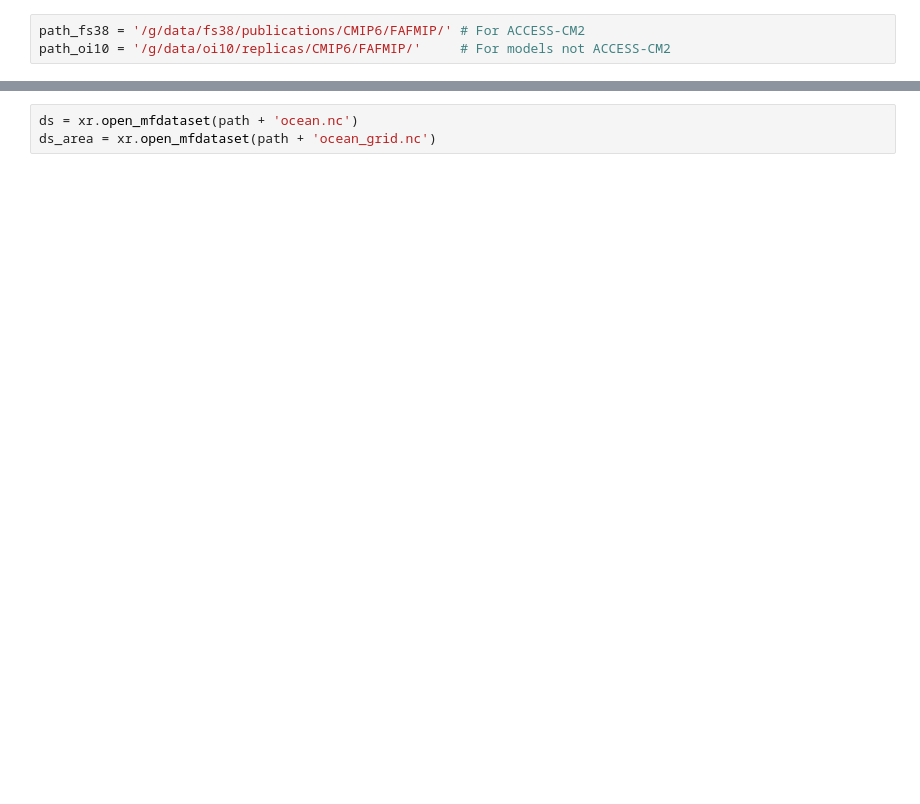
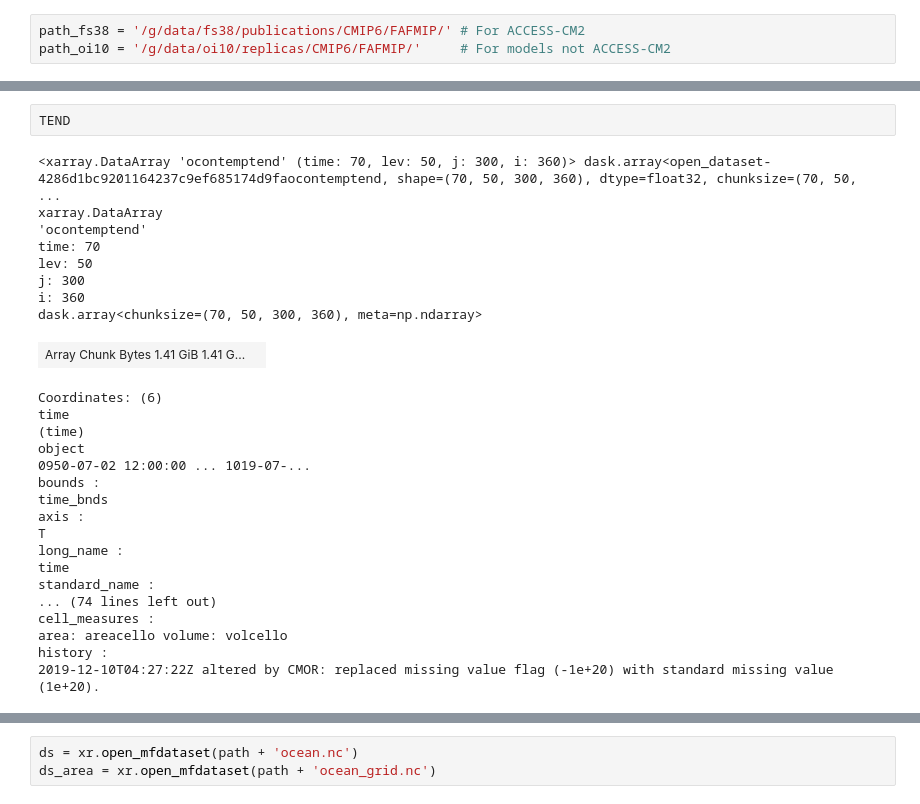
Before and after one commit to mpudig/AABW_HeatUptakePotential, a Jupyter notebook: FAFMIP_models.ipynb, the cells around one changed output, grey strips where cells are left out. Saved outputs shown, nothing was run; the diff lists cells and outputs as text; blank space fills up the shorter version.

```diff
--- a/FAFMIP_models.ipynb
+++ b/FAFMIP_models.ipynb
@@ -144,0 +247,29 @@ opottemppsmadvect term for CAS-ESM2-0 not found
+# %%
+TEND
+# %% [output]
+<xarray.DataArray 'ocontemptend' (time: 70, lev: 50, j: 300, i: 360)> dask.array<open_dataset-4286d1bc9201164237c9ef685174d9faocontemptend, shape=(70, 50, 300, 360), dtype=float32, chunksize=(70, 50,  ...
+xarray.DataArray
+'ocontemptend'
+time: 70
+lev: 50
+j: 300
+i: 360
+dask.array<chunksize=(70, 50, 300, 360), meta=np.ndarray>
+| Array Chunk Bytes 1.41 GiB 1.41 G... |  |
+Coordinates: (6)
+time
+(time)
+object
+0950-07-02 12:00:00 ... 1019-07-...
+bounds :
+time_bnds
+axis :
+T
+long_name :
+time
+standard_name :
+... (74 lines left out)
+cell_measures :
+area: areacello volume: volcello
+history :
+2019-12-10T04:27:22Z altered by CMOR: replaced missing value flag (-1e+20) with standard missing value (1e+20).
```
Also changed, not shown: parts of 25 cells of this notebook, 2 other files.
